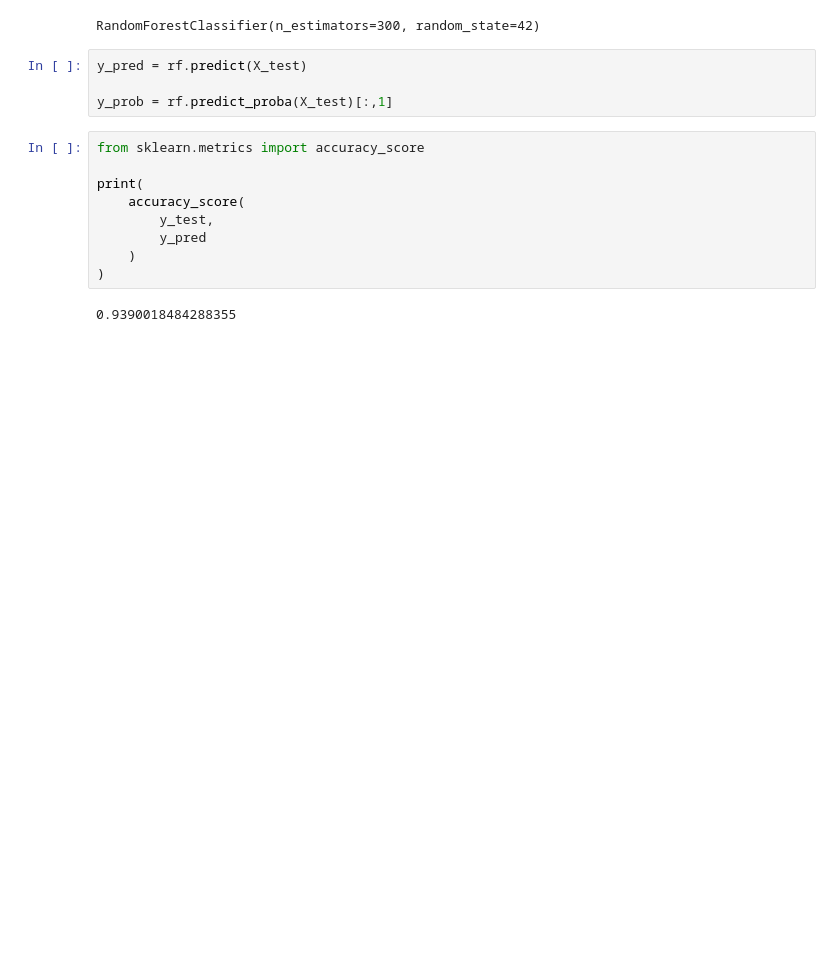
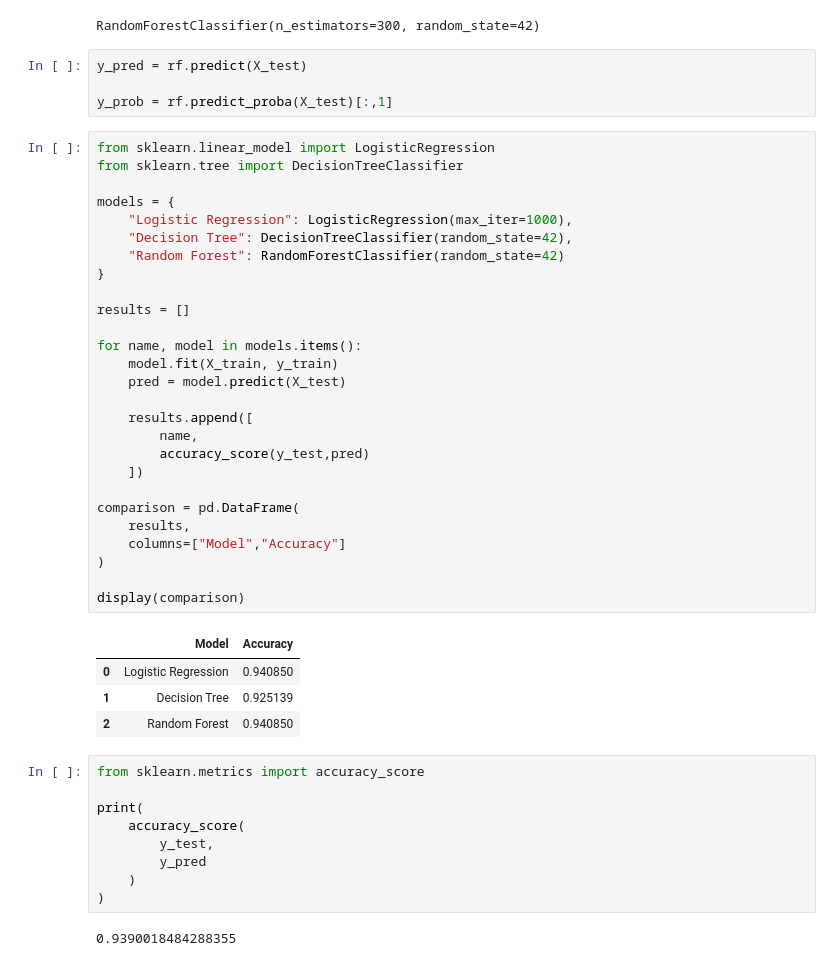
Before and after one commit to rishitha067/Healthcare-Fraud-Detection, a Jupyter notebook: Healthcare_Provider_Fraud_Detection.ipynb, the cells around one changed output. Drawn from its saved outputs; the diff is of its cells as text; blank space fills up the shorter version.

```diff
--- a/Healthcare_Provider_Fraud_Detection.ipynb
+++ b/Healthcare_Provider_Fraud_Detection.ipynb
@@ -560,6 +671,38 @@ RandomForestClassifier(n_estimators=300, random_state=42)
 y_pred = rf.predict(X_test)
 
 y_prob = rf.predict_proba(X_test)[:,1]
+# %%
+from sklearn.linear_model import LogisticRegression
+from sklearn.tree import DecisionTreeClassifier
+
+models = {
+    "Logistic Regression": LogisticRegression(max_iter=1000),
+    "Decision Tree": DecisionTreeClassifier(random_state=42),
+    "Random Forest": RandomForestClassifier(random_state=42)
+}
+
+results = []
+
+for name, model in models.items():
+    model.fit(X_train, y_train)
+    pred = model.predict(X_test)
+
+    results.append([
+        name,
+        accuracy_score(y_test,pred)
+    ])
+
+comparison = pd.DataFrame(
+    results,
+    columns=["Model","Accuracy"]
+)
+
+display(comparison)
+# %% [output]
+|  | Model | Accuracy |
+| 0 | Logistic Regression | 0.940850 |
+| 1 | Decision Tree | 0.925139 |
+| 2 | Random Forest | 0.940850 |
 # %%
 from sklearn.metrics import accuracy_score
 
```
Also changed, not shown: parts of 8 cells of this notebook.
